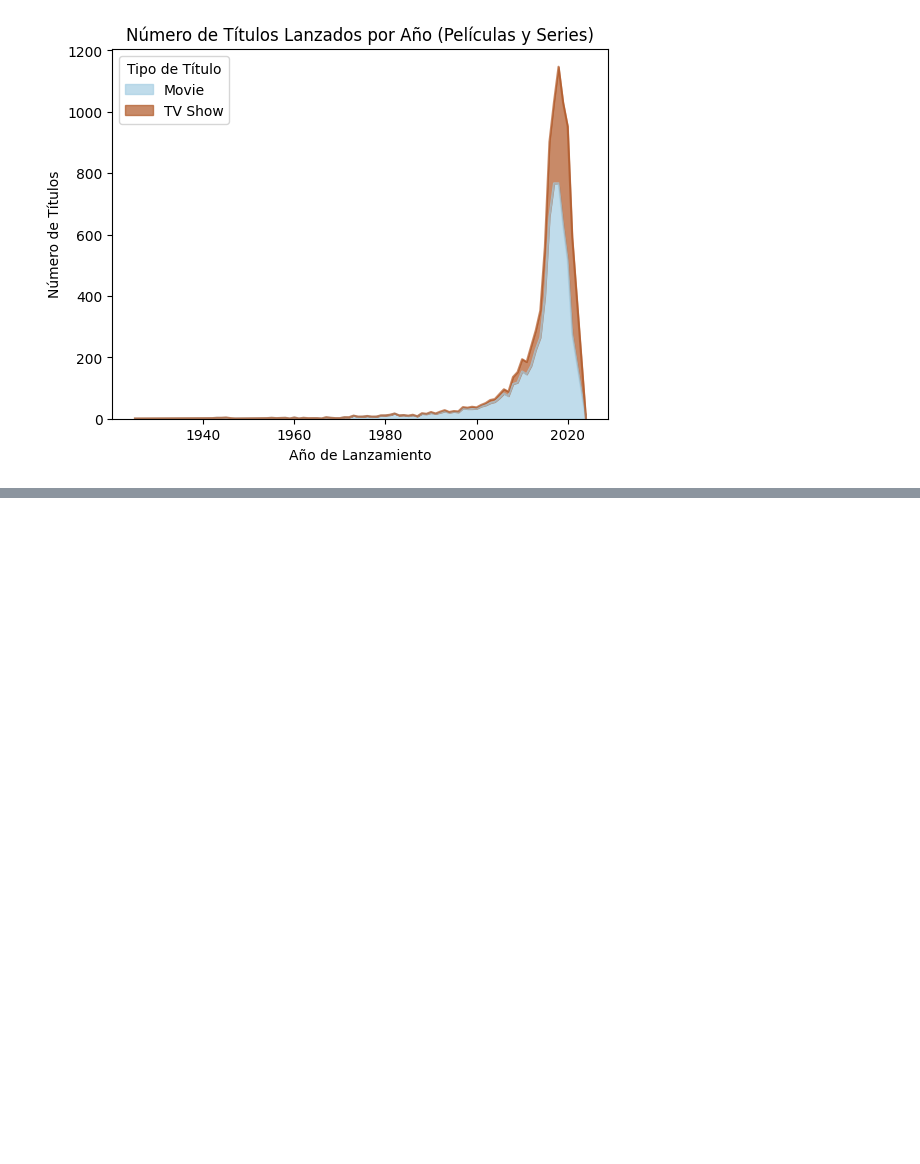
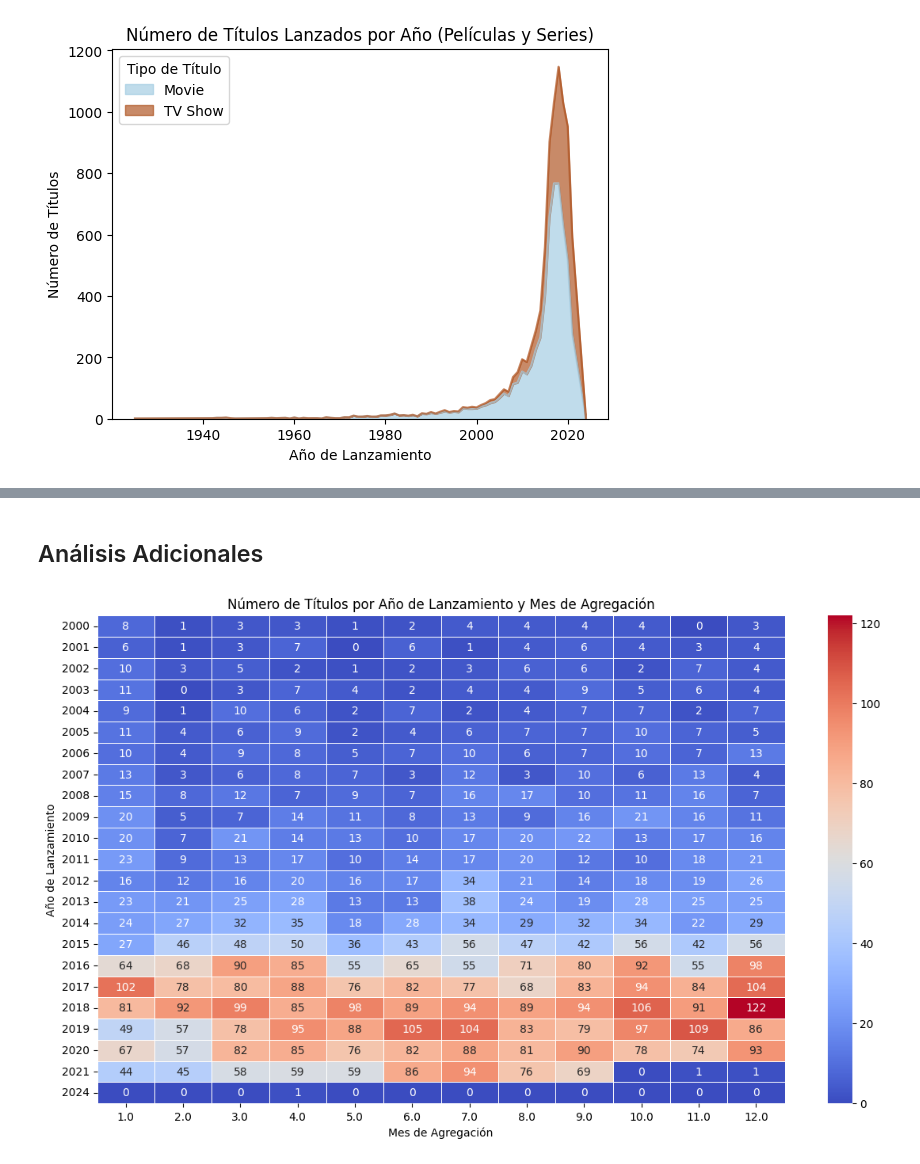
Before and after one commit to leandroabritez/Netflix-Movies-and-TV-Shows, a Jupyter notebook: 3.Análisis.ipynb, the cells around one changed output, grey strips where cells are left out. Drawn from its saved outputs; the diff is of its cells as text; code cells hidden in the pictures; blank space fills up the shorter version.

```diff
--- a/3.Análisis.ipynb
+++ b/3.Análisis.ipynb
@@ -210,0 +234,21 @@ plt.show()
+# %% [markdown]
+## Análisis Adicionales
+# %%
+# Convertir 'date_added' a datetime, ignorando los errores
+df['date_added'] = pd.to_datetime(df['date_added'], errors='coerce')
+
+# Extraer el mes de 'date_added'
+df['month_added'] = df['date_added'].dt.month
+
+# Crear una tabla de contingencia que cuenta el número de títulos por combinación de 'release_year' y 'month_added'
+contingency_table = pd.crosstab(df_filtered['release_year'], df_filtered['month_added'])
+
+# Crear el mapa de calor
+plt.figure(figsize=(14, 8))
+sns.heatmap(contingency_table, annot=True, cmap='coolwarm', fmt='d', linewidths=0.5)
+plt.title('Número de Títulos por Año de Lanzamiento y Mes de Agregación')
+plt.xlabel('Mes de Agregación')
+plt.ylabel('Año de Lanzamiento')
+plt.show()
+# %% [output]
+[figure, added]
```
Also changed, not shown: parts of 2 cells of this notebook, 3 other files.
